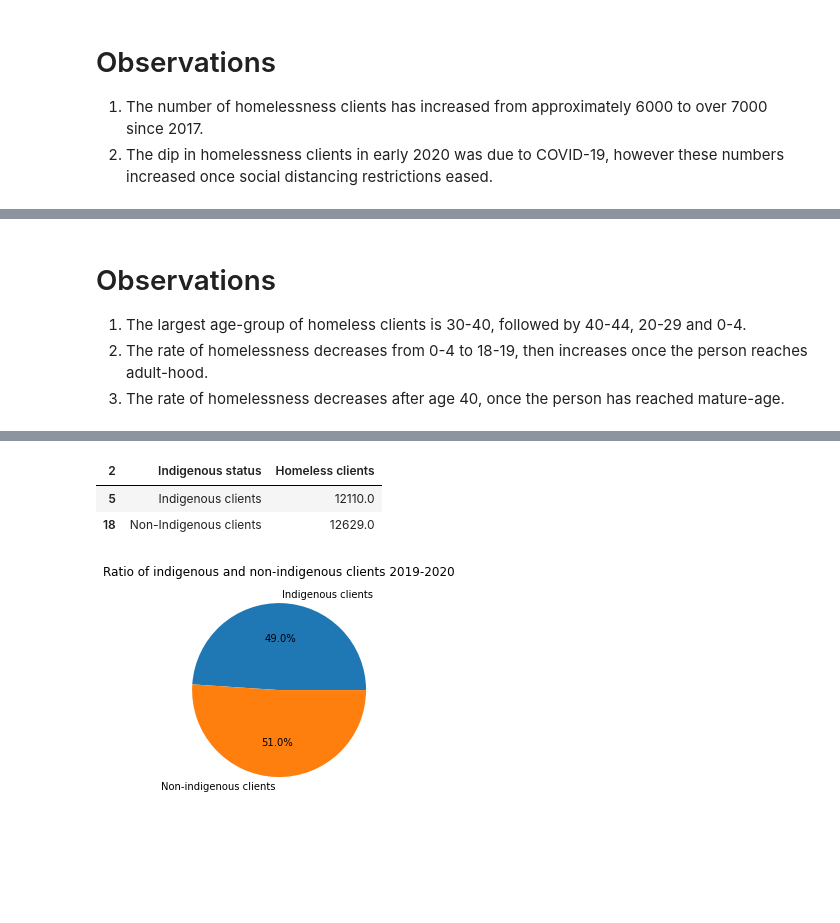
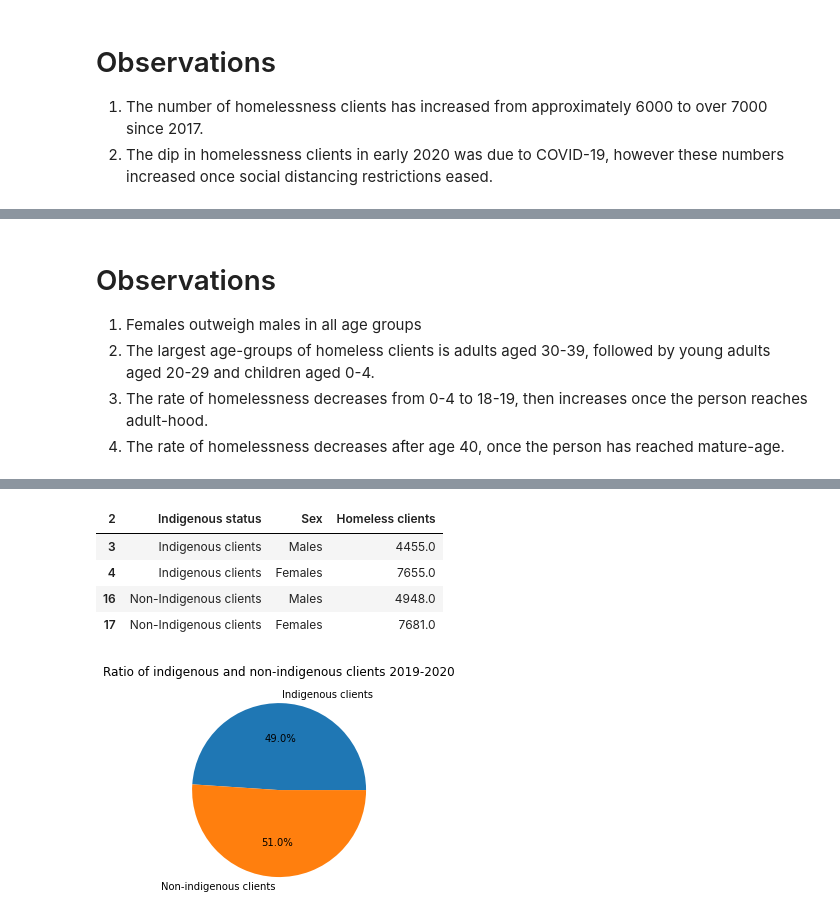
Before and after one commit to briginmis/project-1, a Jupyter notebook: data.ipynb, the cells around one changed output, grey strips where cells are left out. Drawn from its saved outputs; the diff is of its cells as text; code cells hidden in the pictures; blank space fills up the shorter version.

Commit message:
Amended age group bar chart to be stacked by gender

```diff
--- a/data.ipynb
+++ b/data.ipynb
@@ -93,8 +122,9 @@ plt.show()
 # %% [markdown]
 # Observations
-1. The largest age-group of homeless clients is 30-40, followed by 40-44, 20-29 and 0-4.
-2. The rate of homelessness decreases from 0-4 to 18-19, then increases once the person reaches adult-hood.
-3. The rate of homelessness decreases after age 40, once the person has reached mature-age.
+1. Females outweigh males in all age groups
+2. The largest age-groups of homeless clients is adults aged 30-39, followed by young adults aged 20-29 and children aged 0-4.
+3. The rate of homelessness decreases from 0-4 to 18-19, then increases once the person reaches adult-hood.
+4. The rate of homelessness decreases after age 40, once the person has reached mature-age.
 # %%
 #Read csv with indigenous numbers
 indigenous_df = pd.read_csv("Resources/indigenous.csv")
@@ -109,25 +139,27 @@ indigenous_df.head()
 # %%
 #Clean indigenous dataframe
 #drop NA
 clean_indigenous_df = indigenous_df.dropna(how = "any")
 #Set column headers and reset index
 clean_indigenous_df.columns = clean_indigenous_df.iloc[0]
 clean_indigenous_df = clean_indigenous_df.drop([2])
 #Only select client numbers
 clean_indigenous_df = clean_indigenous_df.loc[(clean_indigenous_df["Data type"] == "Clients (number)")
-                                             & (clean_indigenous_df["Sex"] == "All clients")]
+                                             & (clean_indigenous_df["Sex"] != "All clients")]
 #Remove all unwanted columns
-clean_indigenous_df = clean_indigenous_df.drop(["Sex", "Data type", "NSW", "Vic", "Qld", "SA", "Tas", "ACT", "NT", "National(a)"],axis = 1)
+clean_indigenous_df = clean_indigenous_df.drop(["Data type", "NSW", "Vic", "Qld", "SA", "Tas", "ACT", "NT", "National(a)"],axis = 1)
 #Rename columns
 clean_indigenous_df = clean_indigenous_df.rename(columns = {"WA": "Homeless clients"})
 #Convert homeless clients to float
 clean_indigenous_df["Homeless clients"] = (clean_indigenous_df["Homeless clients"].str.split()).apply(lambda x: float(x[0].replace(",", "")))
 clean_indigenous_df = clean_indigenous_df.astype({"Homeless clients": "float"})
 clean_indigenous_df
 # %% [output]
-| 2 | Indigenous status | Homeless clients |
-| 5 | Indigenous clients | 12110.0 |
-| 18 | Non-Indigenous clients | 12629.0 |
+| 2 | Indigenous status | Sex | Homeless clients |
+| 3 | Indigenous clients | Males | 4455.0 |
+| 4 | Indigenous clients | Females | 7655.0 |
+| 16 | Non-Indigenous clients | Males | 4948.0 |
+| 17 | Non-Indigenous clients | Females | 7681.0 |
 # %%
 #Create plot comparing indigenous and non-indigenous clients in WA
 labels = ["Indigenous clients", "Non-indigenous clients"]
```
Also changed, not shown: parts of 4 cells of this notebook, 3 other files.
